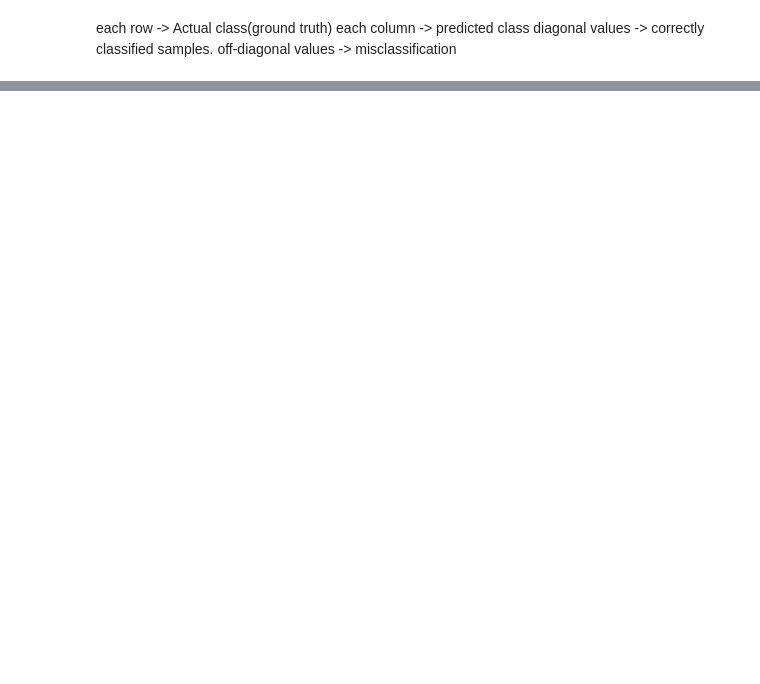
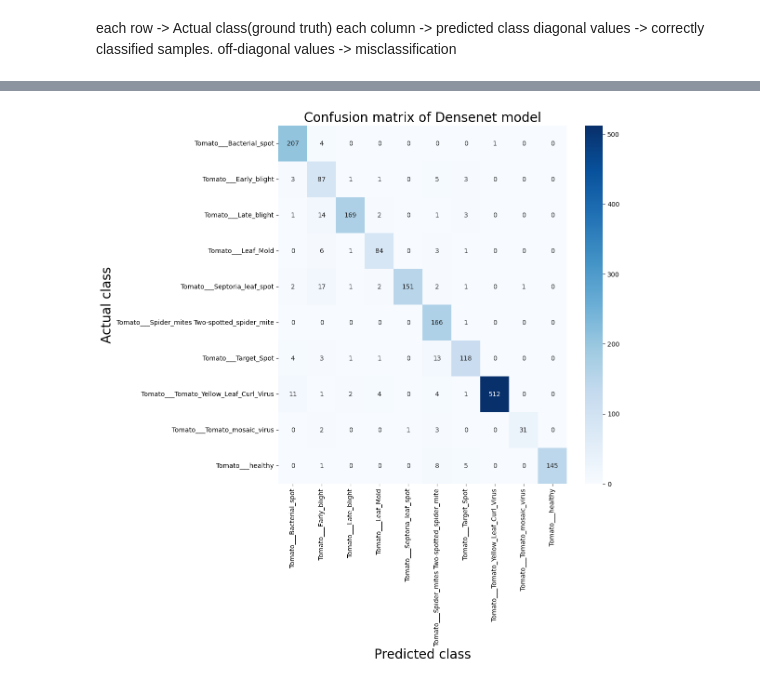
Before and after one commit to Maanvijangir/Github-demo, a Jupyter notebook: plant_village_dataset.ipynb, the cells around one changed output, grey strips where cells are left out. Cells and saved outputs as stored; diff of their text form; code cells hidden in the pictures; blank space fills up the shorter version.

```diff
--- a/plant_village_dataset.ipynb
+++ b/plant_village_dataset.ipynb
@@ -568,0 +1153,8 @@ off-diagonal values -> misclassification
+# %%
+model = models.resnet50(pretrained=True)
+for param in model.parameters():
+  param.requires_grad = False
+
+num_classes = len(train_dataset.classes)
+model.fc = nn.Linear(model.fc.in_features, num_classes)
+model = model.to(device)
@@ -568,0 +1163,3 @@ off-diagonal values -> misclassification
+# %%
+criterion = nn.CrossEntropyLoss()
+optimizer = optim.Adam(model.parameters(), lr=0.001)
@@ -568,0 +1225,10 @@ off-diagonal values -> misclassification
+# %%
+y_true, y_pred = [], []
+model.eval()
+with torch.no_grad():
+    for images, labels in val_loader:
+        images, labels = images.to(device), labels.to(device)
+        outputs = model(images)
+        _, predicted = torch.max(outputs, 1)
+        y_true.extend(labels.cpu().numpy())
+        y_pred.extend(predicted.cpu().numpy())
@@ -568,0 +1256,3 @@ off-diagonal values -> misclassification
+# %%
+cm  = confusion_matrix(y_true, y_pred)
+print("Confusion Matrix:\n",cm)
@@ -568,0 +1271,12 @@ off-diagonal values -> misclassification
+# %%
+import seaborn as sns
+import matplotlib.pyplot as plt
+
+plt.figure(figsize=(10,10))
+sns.heatmap(cm,annot=True,fmt="d",cmap="Blues",xticklabels=train_dataset.classes,yticklabels=train_dataset.classes,annot_kws={'size':10})
+plt.xlabel("Predicted class",fontsize=20)
+plt.ylabel("Actual class",fontsize=20)
+plt.title("Confusion matrix of Densenet model",fontsize=20)
+plt.show()
+# %% [output]
+[figure, added]
```
Also changed, not shown: parts of 102 cells of this notebook.
